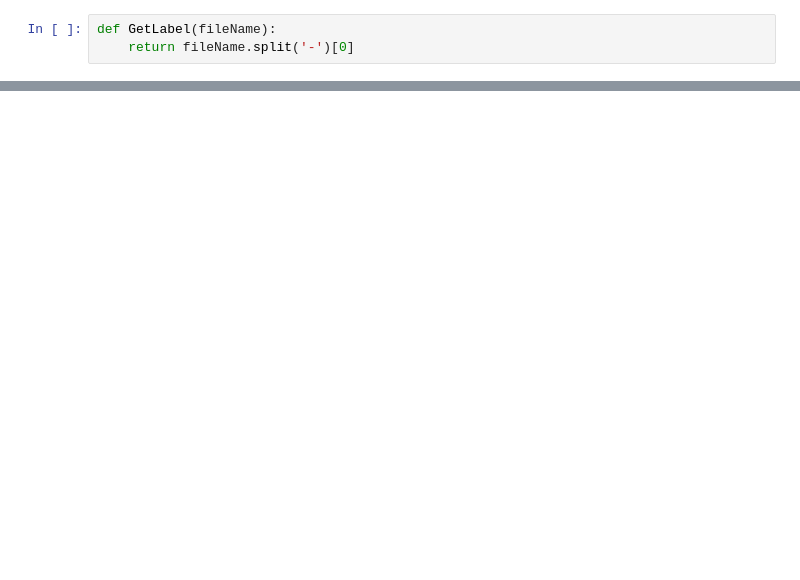
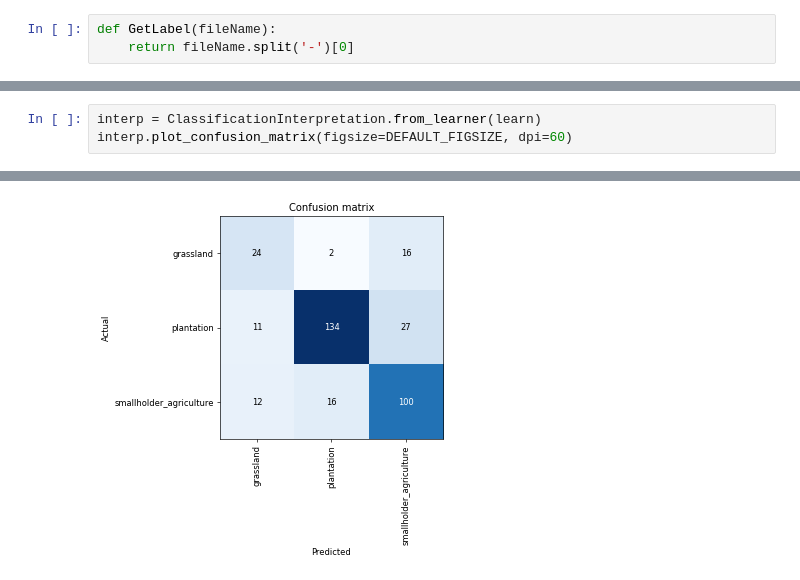
Before and after one commit to albertferre/nuwe-zero-deforestation-mission, a Jupyter notebook: main.ipynb, the cells around one changed output, grey strips where cells are left out. Drawn from its saved outputs; the diff is of its cells as text; blank space fills up the shorter version.

```diff
--- a/main.ipynb
+++ b/main.ipynb
@@ -62,0 +123,4 @@ dls.train.show_batch(figsize=DEFAULT_FIGSIZE)
+# %%
+interp = ClassificationInterpretation.from_learner(learn)
+interp.plot_confusion_matrix(figsize=DEFAULT_FIGSIZE, dpi=60)
+# %% [output]
@@ -62,0 +129 @@ dls.train.show_batch(figsize=DEFAULT_FIGSIZE)
+[figure, added]
```
Also changed, not shown: parts of 14 cells of this notebook.
